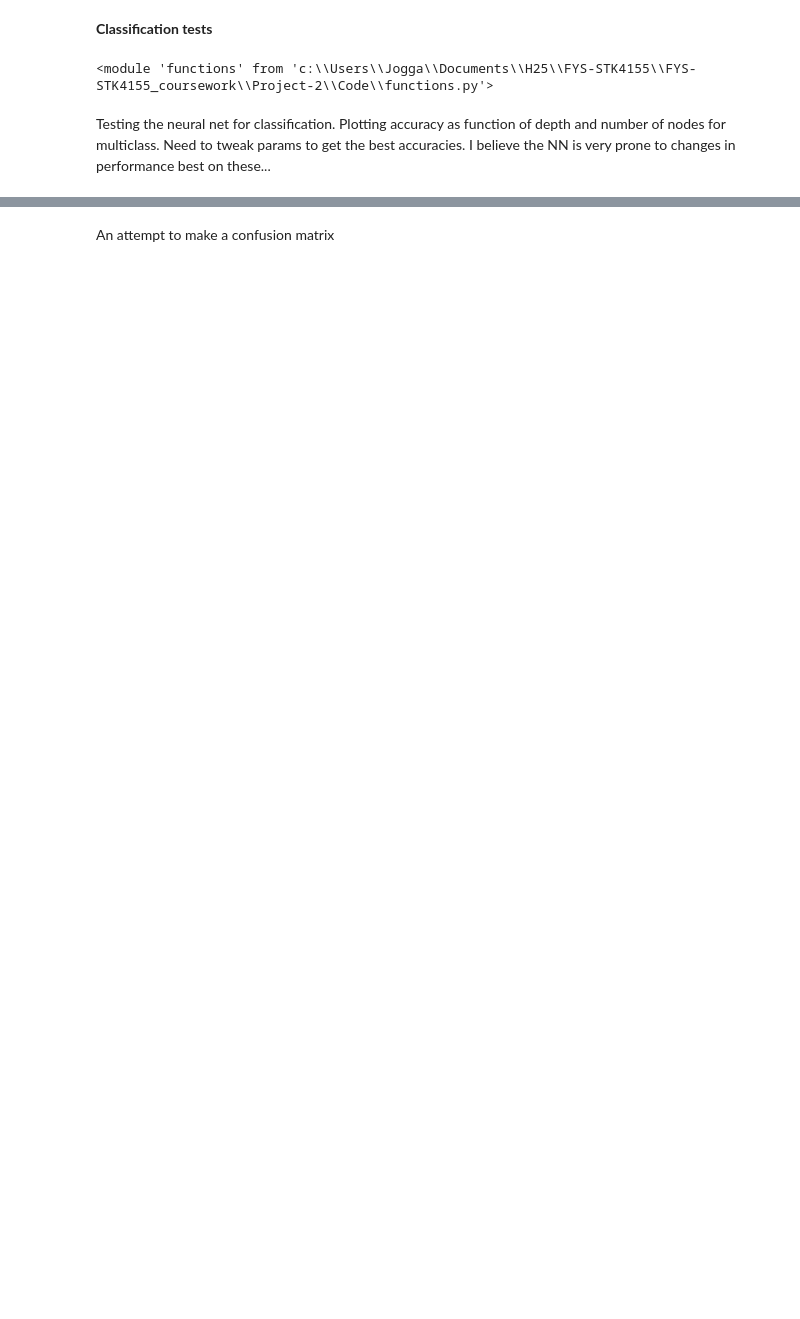
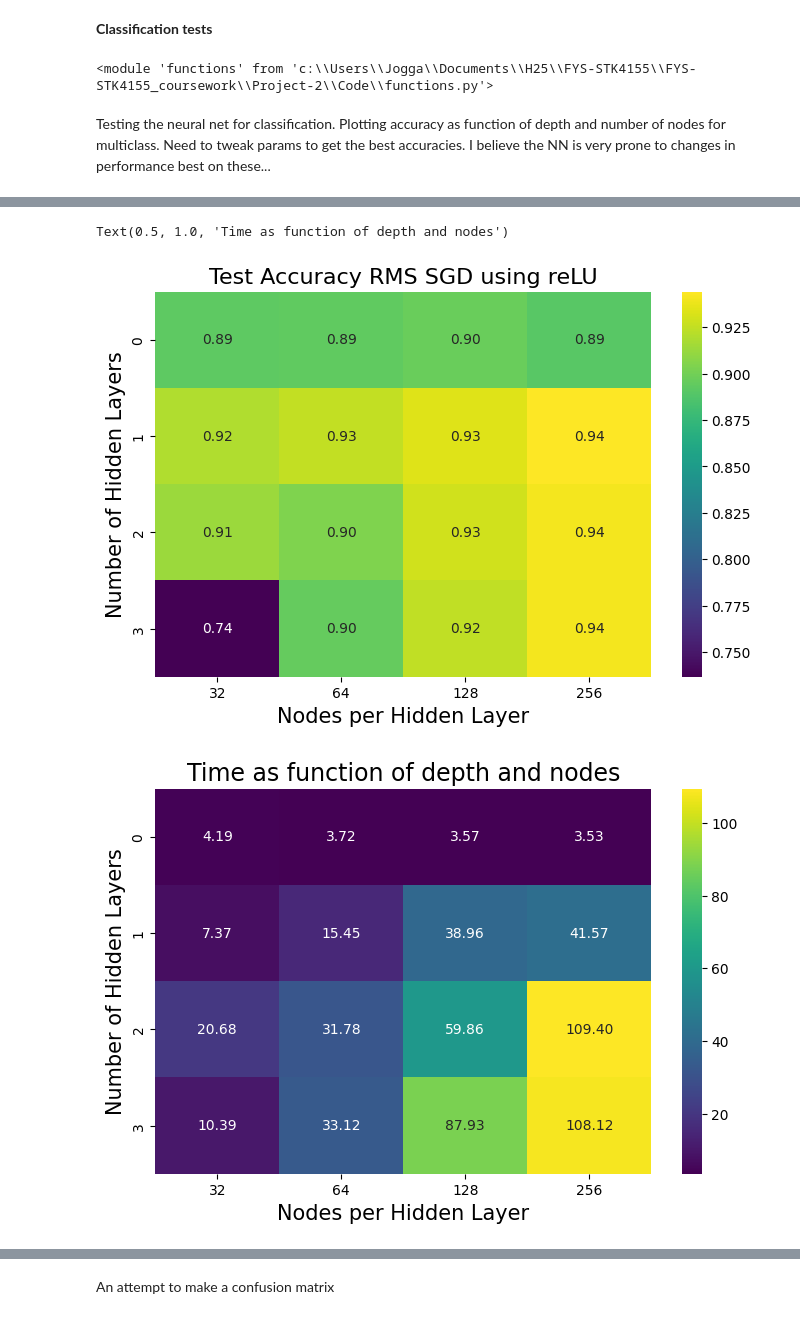
Before and after one commit to JVestly/Project-2, a Jupyter notebook: Code/tests_f.ipynb, the cells around one changed output, grey strips where cells are left out. Cells and saved outputs as stored; diff of their text form; code cells hidden in the pictures; blank space fills up the shorter version.

```diff
--- a/Code/tests_f.ipynb
+++ b/Code/tests_f.ipynb
@@ -79,0 +135,25 @@ KeyboardInterrupt:
+# %%
+import os
+
+save_dir = os.path.join(os.path.dirname(os.getcwd()), "Figures")
+
+os.makedirs(save_dir, exist_ok=True)
+
+fig, ax = plt.subplots(figsize=(8, 5))
+sns.heatmap(acc, annot=True, fmt=".2f", cmap="viridis", ax=ax, xticklabels=nodes_list, yticklabels=layers_list)
+ax.set_xlabel("Nodes per Hidden Layer", fontsize=15)
+ax.set_ylabel("Number of Hidden Layers", fontsize=15)
+ax.set_title("Test Accuracy RMS SGD using reLU", fontsize=16)
+
+# save_path = os.path.join(save_dir, "HM_acc_f_ADAM.png")
+# fig.savefig(save_path, dpi=300, bbox_inches='tight')
+
+fig, ax = plt.subplots(figsize=(8, 5))
+sns.heatmap(timeMatrix_, annot=True, fmt=".2f", cmap="viridis", ax=ax, xticklabels=nodes_list, yticklabels=layers_list)
+ax.set_xlabel("Nodes per Hidden Layer", fontsize=15)
+ax.set_ylabel("Number of Hidden Layers", fontsize=15)
+ax.set_title("Time as function of depth and nodes", fontsize=17)
+# %% [output]
+Text(0.5, 1.0, 'Time as function of depth and nodes')
+[figure, added]
+[figure, added]
```
Also changed, not shown: parts of 6 cells of this notebook, 4 other files.
